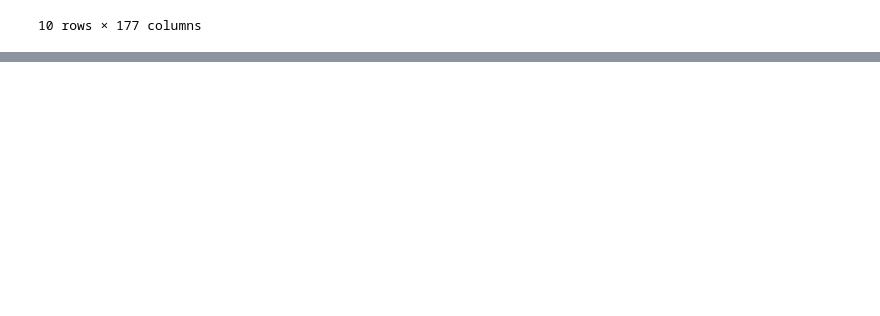
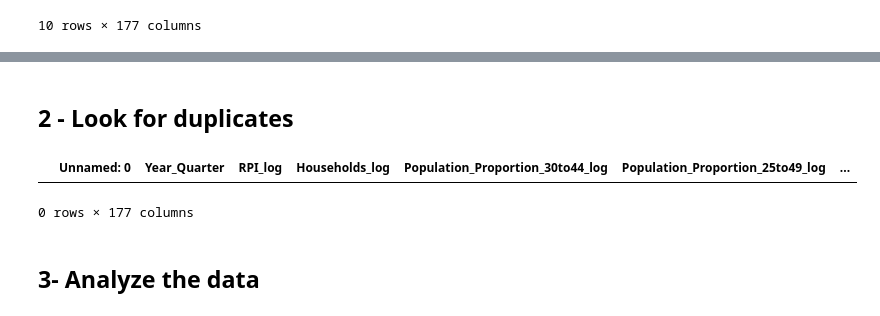
Before and after one commit to k21k/Python-Notes, a Jupyter notebook: Exercises - Qasim/Exercise 17 (Data Pre-processing)/Exercise 17 - Answers K.ipynb, the cells around one changed output, grey strips where cells are left out. Cells and saved outputs as stored; diff of their text form; code cells hidden in the pictures; blank space fills up the shorter version.

```diff
--- a/Exercises - Qasim/Exercise 17 (Data Pre-processing)/Exercise 17 - Answers K.ipynb
+++ b/Exercises - Qasim/Exercise 17 (Data Pre-processing)/Exercise 17 - Answers K.ipynb
@@ -39,0 +74,10 @@ df.head(10)
+# %% [markdown]
+## 2 - Look for duplicates
+# %%
+df2 = df1.loc[df.duplicated(keep=False),:]
+df2
+# %% [output]
+|  | Unnamed: 0 | Year_Quarter | RPI_log | Households_log | Population_Proportion_30to44_log | Population_Proportion_25to49_log | ... |
+0 rows × 177 columns
+# %% [markdown]
+## 3- Analyze the data
```
Also changed, not shown: parts of 14 cells of this notebook, 2 other files.
